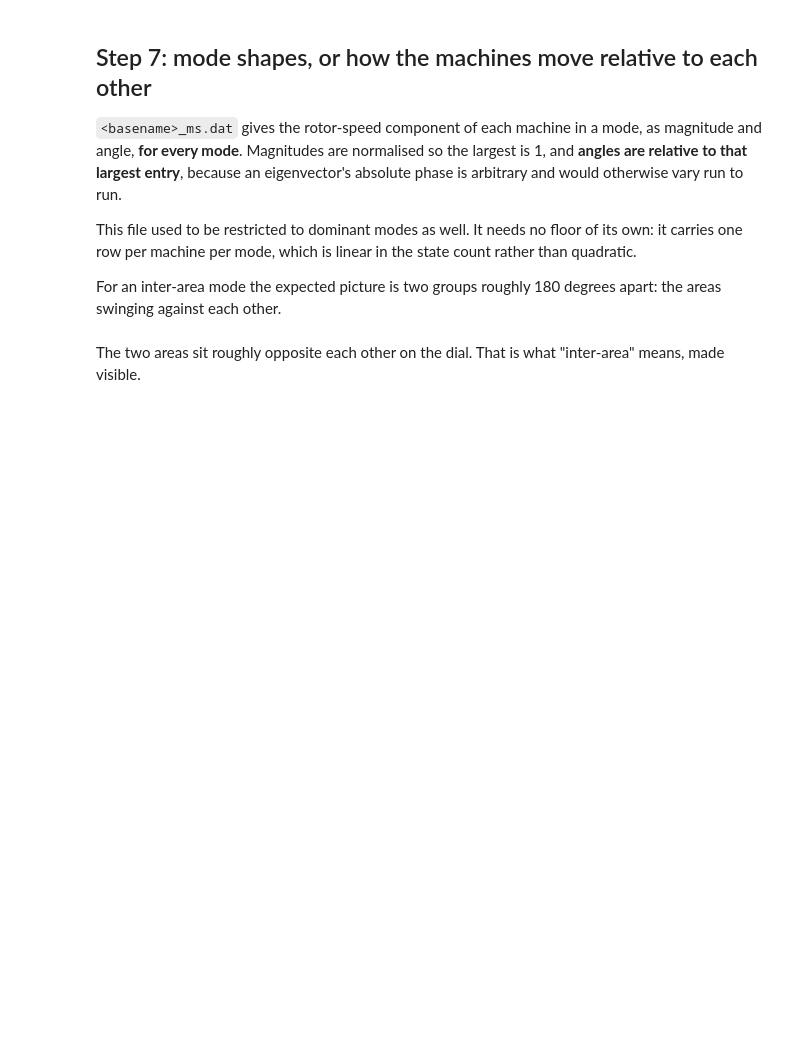
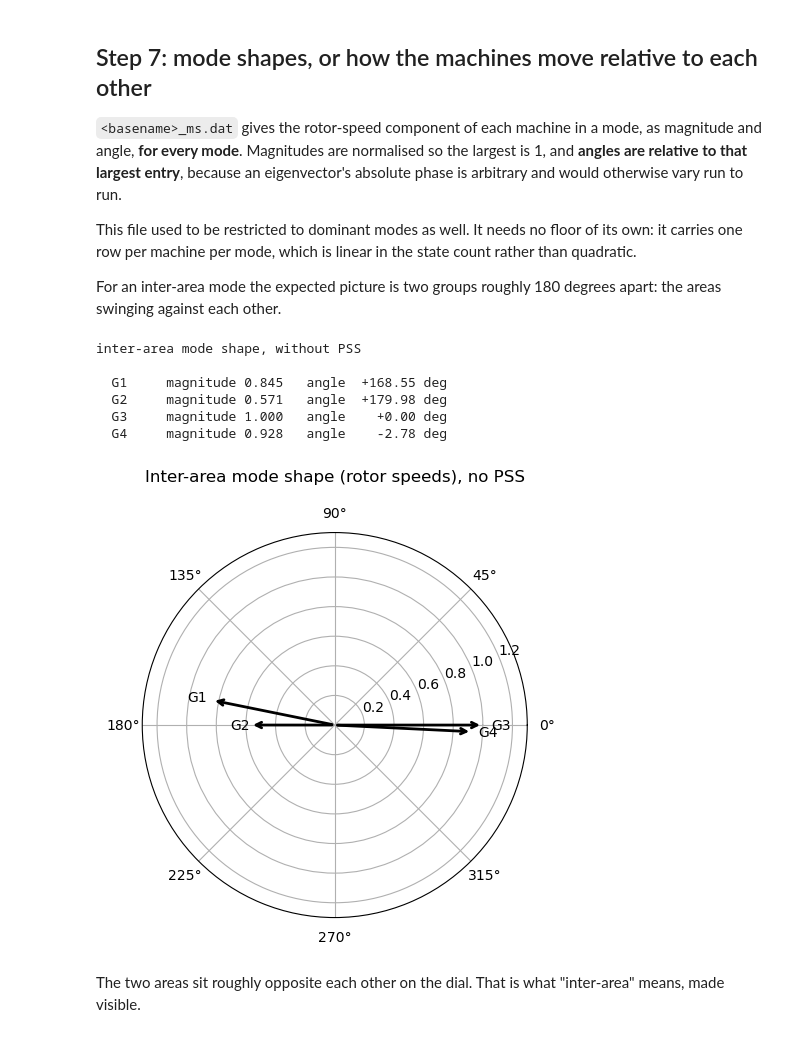
Before and after one commit to SPS-L/stepss-PyRAMSES, a Jupyter notebook: examples/eigenanalysis/kundur_small_signal.ipynb, the cells around one changed output. Drawn from its saved outputs; the diff is of its cells as text; code cells hidden in the pictures; blank space fills up the shorter version.

```diff
--- a/examples/eigenanalysis/kundur_small_signal.ipynb
+++ b/examples/eigenanalysis/kundur_small_signal.ipynb
@@ -237,18 +202,6 @@ Rotor oscillations in a system like this sit roughly between 0.1 and 2.5 Hz.
 Below that are slow controller modes, above it exciter and network dynamics.
 We take one member of each conjugate pair, by keeping only $\mathrm{Im}(\lambda) > 0$.
 # %%
-def electromechanical(m, lo=0.1, hi=2.5):
-    sel = (m["freq"] > lo) & (m["freq"] < hi) & (m["lam"].imag > 0)
-    order = np.argsort(m["freq"][sel])
-    return {k: v[sel][order] for k, v in m.items()}
-
-
-for tag, m in (("WITH PSS", modes_pss), ("WITHOUT PSS", modes_nopss)):
-    em = electromechanical(m)
+for tag, res in (("WITH PSS", res_pss), ("WITHOUT PSS", res_nopss)):
     print("\n%s" % tag)
-    print("  %-5s %-9s %-10s %-28s %s" % ("mode", "f [Hz]", "zeta", "lambda", "simple"))
-    for i in range(len(em["index"])):
-        print("  %-5d %-9.4f %-+10.4f %-28s %s"
-              % (em["index"][i], em["freq"][i], em["zeta"][i],
-                 "%+.4f %+.4fj" % (em["lam"][i].real, em["lam"][i].imag),
-                 "yes" if em["simple"][i] else "NO"))
+    res.electromechanical().table()
@@ -433,32 +397,23 @@ count rather than quadratic.
 For an inter-area mode the expected picture is two groups roughly 180 degrees
 apart: the areas swinging against each other.
 # %%
-def read_ms(path, mode_index):
-    out = []
-    with open(path) as fh:
-        for line in fh:
-            if line.startswith("#") or not line.strip():
-                continue
-            f = line.split()
-            if int(f[0]) == mode_index:
-                out.append((f[4], float(f[2]), float(f[3])))
-    return out
+mode = interarea(res_nopss)
+print("inter-area mode shape, without PSS\n")
+for row in res_nopss.mode_shape(mode):
+    print("  %-6s magnitude %.3f   angle %+8.2f deg"
+          % (row.device.strip(), row.magnitude, row.angle_deg))
 
-
-shape = read_ms("run_nopss/ssa_ms.dat", ia_nopss["index"])
-print("inter-area mode shape, without PSS\n")
-for dev, mag, ang in shape:
-    print("  %-6s magnitude %.3f   angle %+8.2f deg" % (dev, mag, ang))
-
-fig, ax = plt.subplots(figsize=(5, 5), subplot_kw={"projection": "polar"})
-for dev, mag, ang in shape:
-    th = np.deg2rad(ang)
-    ax.annotate("", xy=(th, mag), xytext=(0, 0),
-                arrowprops=dict(arrowstyle="->", lw=2))
-    ax.text(th, mag * 1.12, dev, ha="center", va="center")
-ax.set_rmax(1.3)
+ax = res_nopss.mode_shape_plot(mode)
 ax.set_title("Inter-area mode shape (rotor speeds), no PSS", pad=18)
 plt.show()
+# %% [output]
+inter-area mode shape, without PSS
+
+  G1     magnitude 0.845   angle  +168.55 deg
+  G2     magnitude 0.571   angle  +179.98 deg
+  G3     magnitude 1.000   angle    +0.00 deg
+  G4     magnitude 0.928   angle    -2.78 deg
+[figure, added]
 # %% [markdown]
 The two areas sit roughly opposite each other on the dial. That is what
 "inter-area" means, made visible.
```
Also changed, not shown: parts of 20 cells of this notebook, 1 other file.
